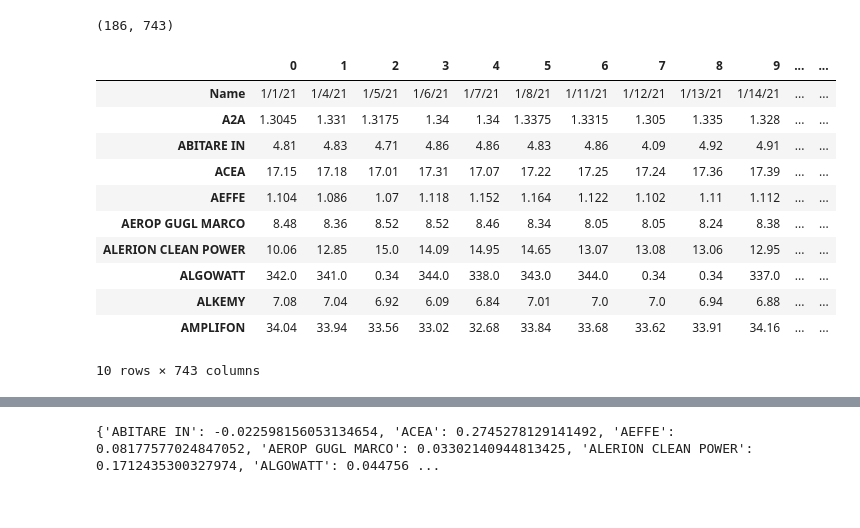
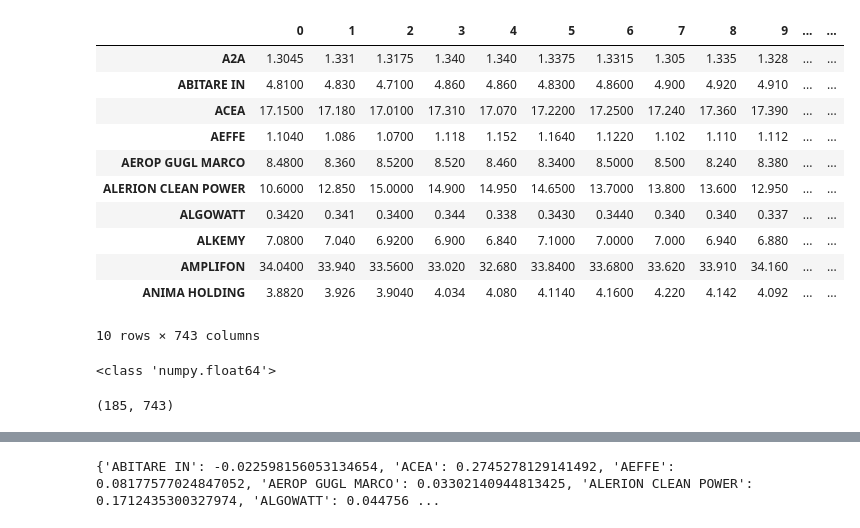
Before and after one commit to NiccoloMarzi/Financial-Network-Analysis, a Jupyter notebook: SNA_project.ipynb, the cells around one changed output, grey strips where cells are left out. Cells and saved outputs as stored; diff of their text form; code cells hidden in the pictures.

```diff
--- a/SNA_project.ipynb
+++ b/SNA_project.ipynb
@@ -5,22 +6,25 @@ import numpy as np
 import networkx as nx
 # %%
-df = pd.read_csv('PREZZI.csv', sep=';').transpose()
+df = pd.read_csv('Prices.csv').transpose()
+df.head(10)
+# %% [output]
+|  | 0 | 1 | 2 | 3 | 4 | 5 | 6 | 7 | 8 | 9 | ... | ... |
+| A2A | 1.3045 | 1.331 | 1.3175 | 1.340 | 1.340 | 1.3375 | 1.3315 | 1.305 | 1.335 | 1.328 | ... | ... |
+| ABITARE IN | 4.8100 | 4.830 | 4.7100 | 4.860 | 4.860 | 4.8300 | 4.8600 | 4.900 | 4.920 | 4.910 | ... | ... |
+| ACEA | 17.1500 | 17.180 | 17.0100 | 17.310 | 17.070 | 17.2200 | 17.2500 | 17.240 | 17.360 | 17.390 | ... | ... |
+| AEFFE | 1.1040 | 1.086 | 1.0700 | 1.118 | 1.152 | 1.1640 | 1.1220 | 1.102 | 1.110 | 1.112 | ... | ... |
+| AEROP GUGL MARCO | 8.4800 | 8.360 | 8.5200 | 8.520 | 8.460 | 8.3400 | 8.5000 | 8.500 | 8.240 | 8.380 | ... | ... |
+| ALERION CLEAN POWER | 10.6000 | 12.850 | 15.0000 | 14.900 | 14.950 | 14.6500 | 13.7000 | 13.800 | 13.600 | 12.950 | ... | ... |
+| ALGOWATT | 0.3420 | 0.341 | 0.3400 | 0.344 | 0.338 | 0.3430 | 0.3440 | 0.340 | 0.340 | 0.337 | ... | ... |
+| ALKEMY | 7.0800 | 7.040 | 6.9200 | 6.900 | 6.840 | 7.1000 | 7.0000 | 7.000 | 6.940 | 6.880 | ... | ... |
+| AMPLIFON | 34.0400 | 33.940 | 33.5600 | 33.020 | 32.680 | 33.8400 | 33.6800 | 33.620 | 33.910 | 34.160 | ... | ... |
+| ANIMA HOLDING | 3.8820 | 3.926 | 3.9040 | 4.034 | 4.080 | 4.1140 | 4.1600 | 4.220 | 4.142 | 4.092 | ... | ... |
+10 rows × 743 columns
+# %%
+print(type(df[1][5]))
+# %% [output]
+<class 'numpy.float64'>
 # %%
 print(df.shape)
 # %% [output]
-(186, 743)
+(185, 743)
-# %%
-df.head(10)
-# %% [output]
-|  | 0 | 1 | 2 | 3 | 4 | 5 | 6 | 7 | 8 | 9 | ... | ... |
-| Name | 1/1/21 | 1/4/21 | 1/5/21 | 1/6/21 | 1/7/21 | 1/8/21 | 1/11/21 | 1/12/21 | 1/13/21 | 1/14/21 | ... | ... |
-| A2A | 1.3045 | 1.331 | 1.3175 | 1.34 | 1.34 | 1.3375 | 1.3315 | 1.305 | 1.335 | 1.328 | ... | ... |
-| ABITARE IN | 4.81 | 4.83 | 4.71 | 4.86 | 4.86 | 4.83 | 4.86 | 4.09 | 4.92 | 4.91 | ... | ... |
-| ACEA | 17.15 | 17.18 | 17.01 | 17.31 | 17.07 | 17.22 | 17.25 | 17.24 | 17.36 | 17.39 | ... | ... |
-| AEFFE | 1.104 | 1.086 | 1.07 | 1.118 | 1.152 | 1.164 | 1.122 | 1.102 | 1.11 | 1.112 | ... | ... |
-| AEROP GUGL MARCO | 8.48 | 8.36 | 8.52 | 8.52 | 8.46 | 8.34 | 8.05 | 8.05 | 8.24 | 8.38 | ... | ... |
-| ALERION CLEAN POWER | 10.06 | 12.85 | 15.0 | 14.09 | 14.95 | 14.65 | 13.07 | 13.08 | 13.06 | 12.95 | ... | ... |
-| ALGOWATT | 342.0 | 341.0 | 0.34 | 344.0 | 338.0 | 343.0 | 344.0 | 0.34 | 0.34 | 337.0 | ... | ... |
-| ALKEMY | 7.08 | 7.04 | 6.92 | 6.09 | 6.84 | 7.01 | 7.0 | 7.0 | 6.94 | 6.88 | ... | ... |
-| AMPLIFON | 34.04 | 33.94 | 33.56 | 33.02 | 32.68 | 33.84 | 33.68 | 33.62 | 33.91 | 34.16 | ... | ... |
-10 rows × 743 columns
```
Also changed, not shown: parts of 8 cells of this notebook, 3 other files.
